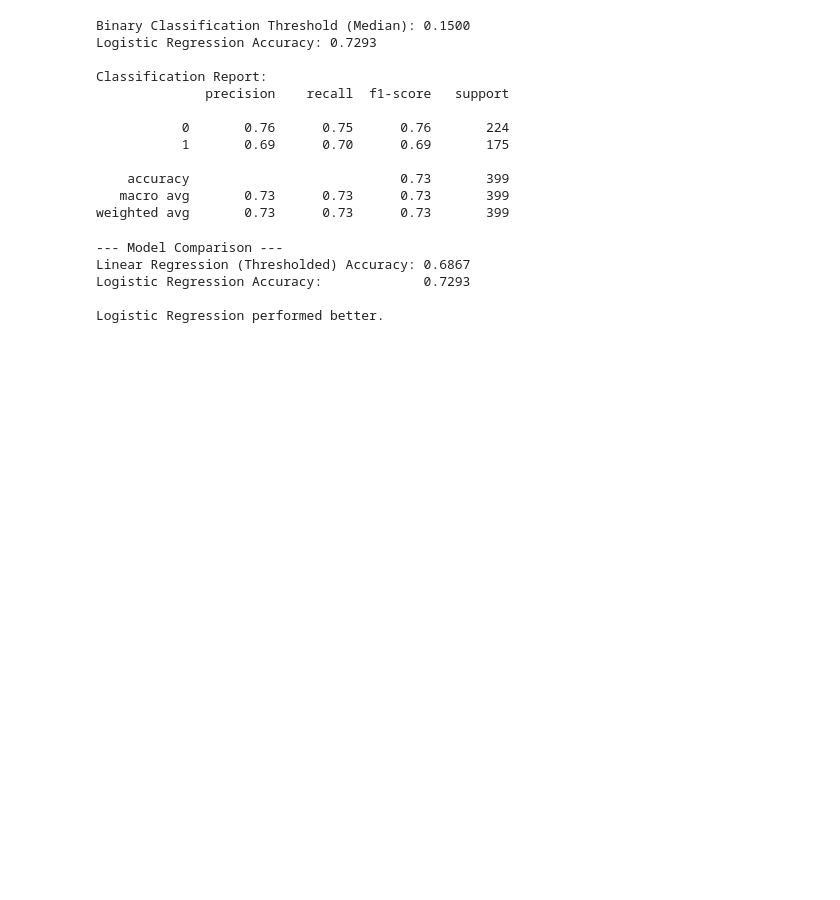
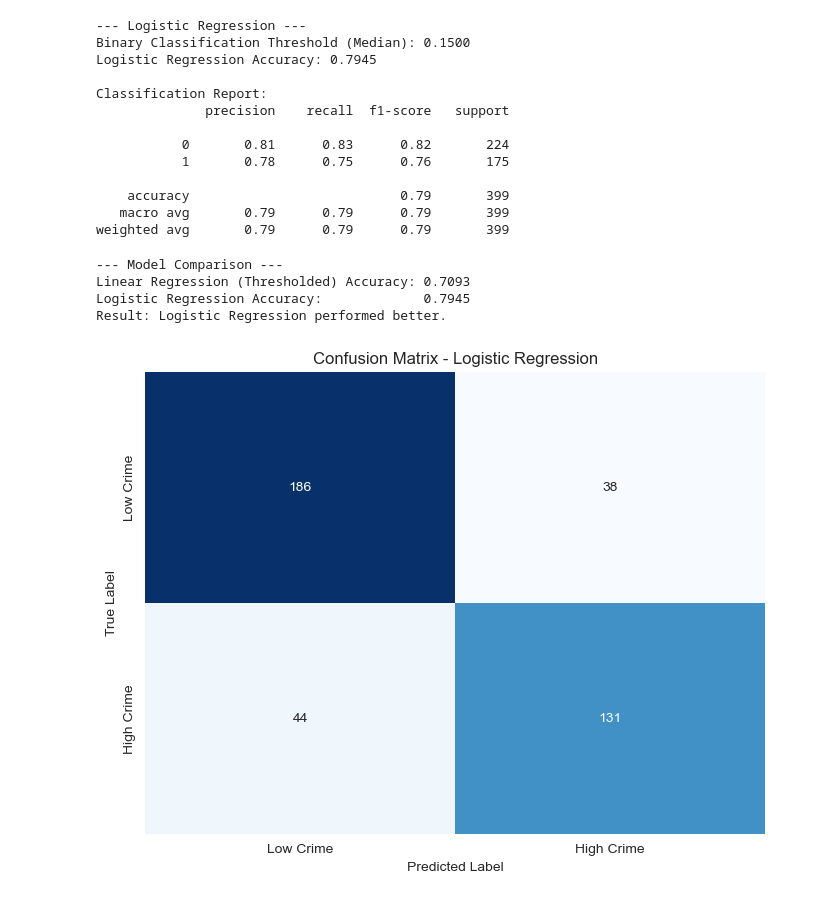
Before and after one commit to hashemwa/stt_810_project, a Jupyter notebook: analysis.ipynb, the cells around one changed output. Saved outputs shown, nothing was run; the diff lists cells and outputs as text; code cells hidden in the pictures; blank space fills up the shorter version.

```diff
--- a/analysis.ipynb
+++ b/analysis.ipynb
@@ -194,69 +167,76 @@ R2 Score: 0.4492
 # %%
-from sklearn.linear_model import LogisticRegression
-from sklearn.metrics import accuracy_score, classification_report, confusion_matrix
+# --- 6. Model Training (Logistic Regression) ---
+print("\n--- Logistic Regression ---")
 
-# 1. Convert Target to Binary Class (High vs Low Crime)
-# Since the target is continuous, we need to binarize it for Logistic Regression.
-# We'll use the median as the threshold: 1 if > median, 0 otherwise.
-threshold = Y_clean.median()
-y_binary = (Y_clean > threshold).astype(int)
-
+# Binarize target (High vs Low Crime) based on median
+threshold = y.median()
+y_binary = (y > threshold).astype(int)
 print(f"Binary Classification Threshold (Median): {threshold:.4f}")
 
-# 2. Split Data (using the same PCA components from the previous step)
+# Split data for logistic regression
 X_train_log, X_test_log, y_train_log, y_test_log = train_test_split(
-    X_pca_selected_clean, y_binary, test_size=0.2, random_state=42
+    X_pca_selected, y_binary, test_size=0.2, random_state=42
 )
 
-# 3. Train Logistic Regression
 log_model = LogisticRegression()
 log_model.fit(X_train_log, y_train_log)
 
-# 4. Predict
 y_pred_log = log_model.predict(X_test_log)
 
-# 5. Evaluate
 print(f"Logistic Regression Accuracy: {accuracy_score(y_test_log, y_pred_log):.4f}")
 print("\nClassification Report:")
 print(classification_report(y_test_log, y_pred_log))
 # %% [output]
+--- Logistic Regression ---
 Binary Classification Threshold (Median): 0.1500
-Logistic Regression Accuracy: 0.7293
+Logistic Regression Accuracy: 0.7945
 
 Classification Report:
               precision    recall  f1-score   support
 
-           0       0.76      0.75      0.76       224
-           1       0.69      0.70      0.69       175
+           0       0.81      0.83      0.82       224
+           1       0.78      0.75      0.76       175
 
-    accuracy                           0.73       399
-   macro avg       0.73      0.73      0.73       399
-weighted avg       0.73      0.73      0.73       399
+    accuracy                           0.79       399
+   macro avg       0.79      0.79      0.79       399
+weighted avg       0.79      0.79      0.79       399
 # %%
-# --- Compare Linear vs Logistic Regression ---
-
-# 1. Convert Linear Regression Predictions to Binary
-# We use the same threshold (median) to classify the continuous predictions
+# --- 7. Comparison ---
+print("\n--- Model Comparison ---")
+# Convert Linear Regression Predictions to Binary for fair comparison
 y_pred_linear_binary = (y_pred > threshold).astype(int)
-
-# 2. Calculate Accuracy for Linear Regression (as a classifier)
-# We must also binarize the true values (y_test) which are continuous
 y_test_binary = (y_test > threshold).astype(int)
 
 linear_accuracy = accuracy_score(y_test_binary, y_pred_linear_binary)
 logistic_accuracy = accuracy_score(y_test_log, y_pred_log)
 
-print("--- Model Comparison ---")
 print(f"Linear Regression (Thresholded) Accuracy: {linear_accuracy:.4f}")
 print(f"Logistic Regression Accuracy:             {logistic_accuracy:.4f}")
 
 if logistic_accuracy > linear_accuracy:
-    print("\nLogistic Regression performed better.")
+    print("Result: Logistic Regression performed better.")
 else:
-    print("\nLinear Regression (Thresholded) performed better.")
+    print("Result: Linear Regression (Thresholded) performed better.")
+
+# Confusion Matrix
+cm = confusion_matrix(y_test_log, y_pred_log)
+plt.figure(figsize=(8, 6))
+sns.heatmap(
+    cm,
+    annot=True,
+    fmt="d",
+    cmap="Blues",
+    cbar=False,
+    xticklabels=["Low Crime", "High Crime"],
+    yticklabels=["Low Crime", "High Crime"],
+)
+plt.xlabel("Predicted Label")
+plt.ylabel("True Label")
+plt.title("Confusion Matrix - Logistic Regression")
+plt.show()
 # %% [output]
 --- Model Comparison ---
-Linear Regression (Thresholded) Accuracy: 0.6867
-Logistic Regression Accuracy:             0.7293
-
-Logistic Regression performed better.
+Linear Regression (Thresholded) Accuracy: 0.7093
+Logistic Regression Accuracy:             0.7945
+Result: Logistic Regression performed better.
+[figure, added]
```
Also changed, not shown: parts of 9 cells of this notebook.
